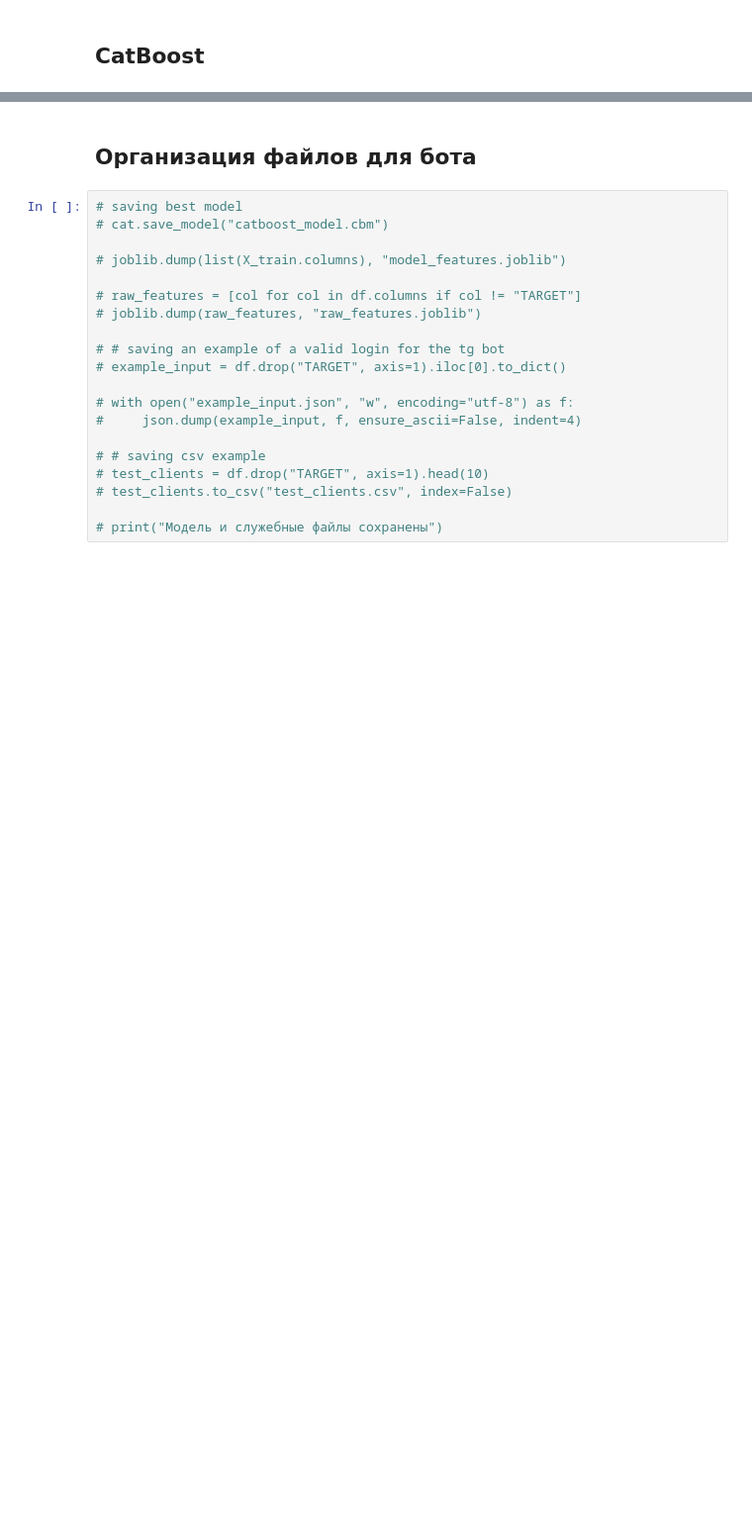
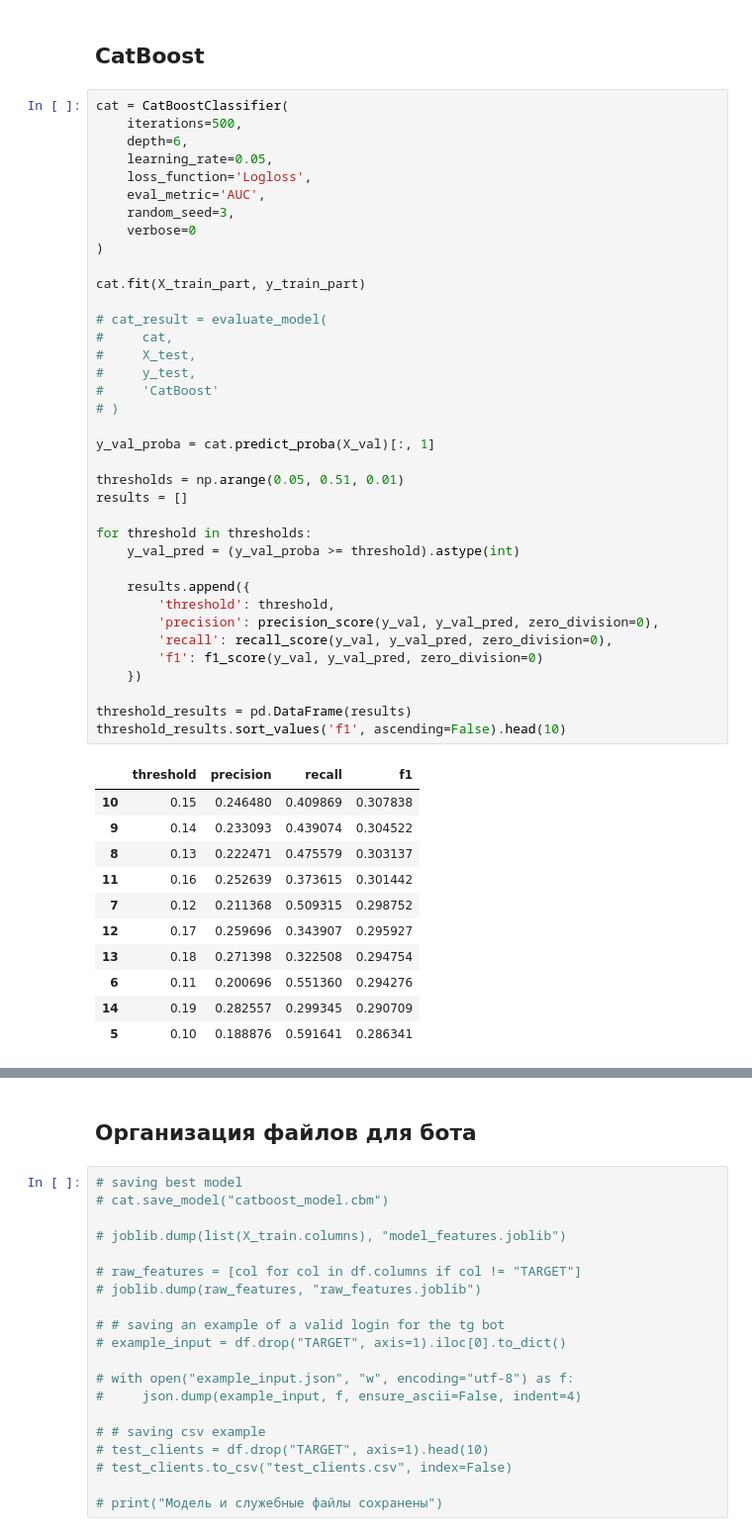
Before and after one commit to Twickitt/Credit-Scoring-Bot, a Jupyter notebook: notebooks/Credit-Scoring-Analysis.ipynb, the cells around one changed output, grey strips where cells are left out. Shown at 99% size. Cells and saved outputs as stored; diff of their text form; blank space fills up the shorter version.

```diff
--- a/notebooks/Credit-Scoring-Analysis.ipynb
+++ b/notebooks/Credit-Scoring-Analysis.ipynb
@@ -901,2 +902,51 @@ ROC-AUC  : 0.7616
 # %% [markdown]
 ## CatBoost
+# %%
+cat = CatBoostClassifier(
+    iterations=500,
+    depth=6,
+    learning_rate=0.05,
+    loss_function='Logloss',
+    eval_metric='AUC',
+    random_seed=3,
+    verbose=0
+)
+
+cat.fit(X_train_part, y_train_part)
+
+# cat_result = evaluate_model(
+#     cat,
+#     X_test,
+#     y_test,
+#     'CatBoost'
+# )
+
+y_val_proba = cat.predict_proba(X_val)[:, 1]
+
+thresholds = np.arange(0.05, 0.51, 0.01)
+results = []
+
+for threshold in thresholds:
+    y_val_pred = (y_val_proba >= threshold).astype(int)
+
+    results.append({
+        'threshold': threshold,
+        'precision': precision_score(y_val, y_val_pred, zero_division=0),
+        'recall': recall_score(y_val, y_val_pred, zero_division=0),
+        'f1': f1_score(y_val, y_val_pred, zero_division=0)
+    })
+
+threshold_results = pd.DataFrame(results)
+threshold_results.sort_values('f1', ascending=False).head(10)
+# %% [output]
+|  | threshold | precision | recall | f1 |
+| 10 | 0.15 | 0.246480 | 0.409869 | 0.307838 |
+| 9 | 0.14 | 0.233093 | 0.439074 | 0.304522 |
+| 8 | 0.13 | 0.222471 | 0.475579 | 0.303137 |
+| 11 | 0.16 | 0.252639 | 0.373615 | 0.301442 |
+| 7 | 0.12 | 0.211368 | 0.509315 | 0.298752 |
+| 12 | 0.17 | 0.259696 | 0.343907 | 0.295927 |
+| 13 | 0.18 | 0.271398 | 0.322508 | 0.294754 |
+| 6 | 0.11 | 0.200696 | 0.551360 | 0.294276 |
+| 14 | 0.19 | 0.282557 | 0.299345 | 0.290709 |
+| 5 | 0.10 | 0.188876 | 0.591641 | 0.286341 |
```
Also changed, not shown: parts of 12 cells of this notebook, 5 other files.
